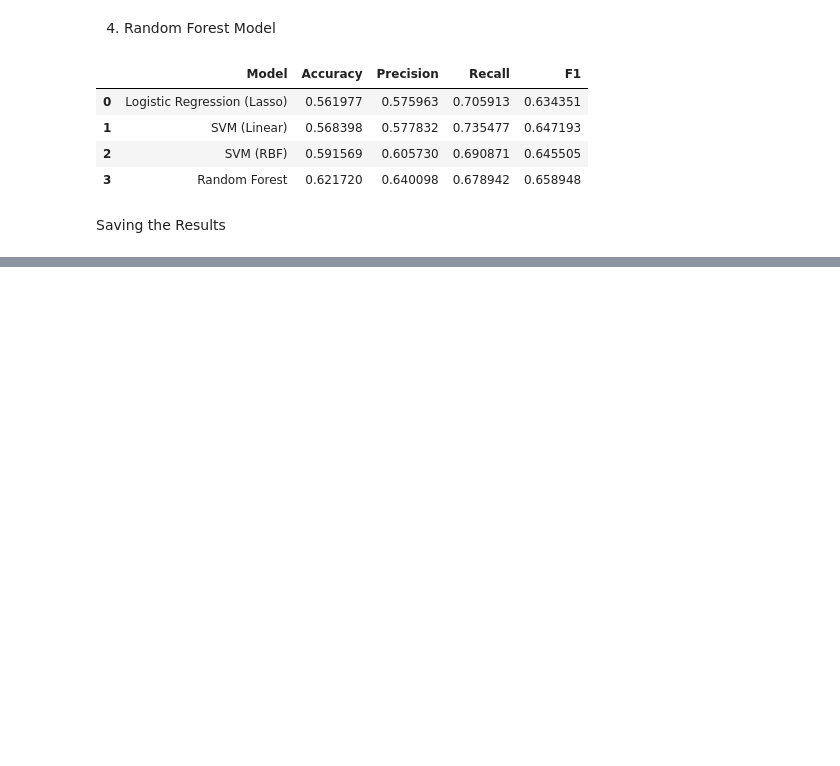
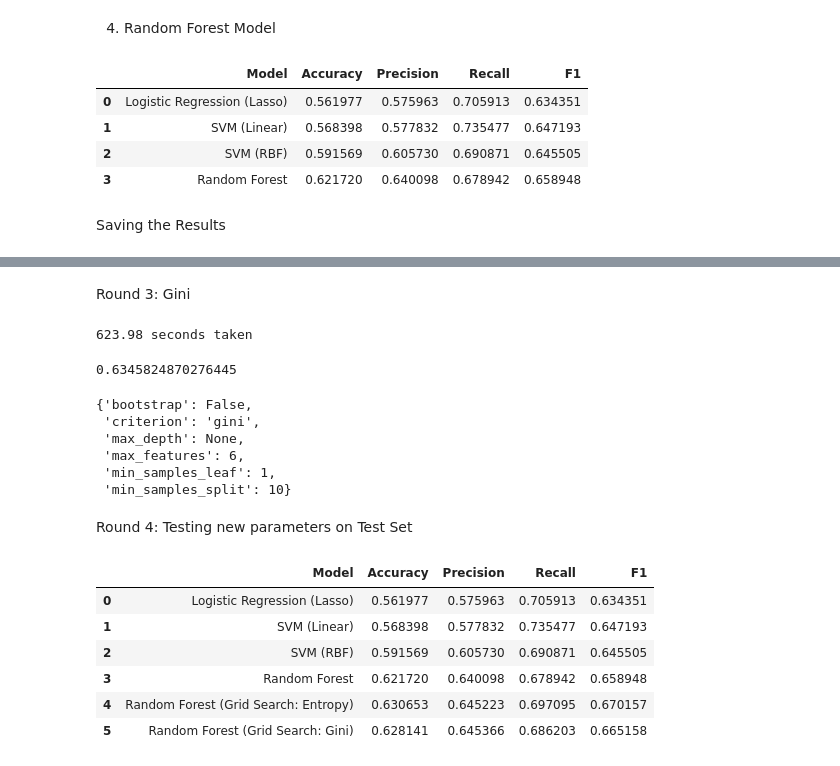
Before and after one commit to Devansh-Gupta-Official/likelihood-e-signing-loan, a Jupyter notebook: likelihood.ipynb, the cells around one changed output, grey strips where cells are left out. Saved outputs shown, nothing was run; the diff lists cells and outputs as text; code cells hidden in the pictures; blank space fills up the shorter version.

Commit message:
applying grid search

```diff
--- a/likelihood.ipynb
+++ b/likelihood.ipynb
@@ -287,0 +307,5 @@ results.to_csv('model_results.csv', index=False)
+# %%
+t0=time.time()
+grid_search = grid_search.fit(X_train,y_train)
+t1=time.time()
+print('%0.2f deconds taken'%(t1-t0))
@@ -287,0 +331,10 @@ results.to_csv('model_results.csv', index=False)
+# %%
+y_pred = grid_search.predict(X_test)
+from sklearn.metrics import confusion_matrix, accuracy_score, f1_score, precision_score, recall_score
+acc=accuracy_score(y_test,y_pred)
+prec=precision_score(y_test,y_pred)
+rec=recall_score(y_test,y_pred)
+f1=f1_score(y_test,y_pred)
+model_results = pd.DataFrame([['Random Forest (Grid Search: Entropy)',acc,prec,rec,f1]],columns=['Model','Accuracy','Precision','Recall','F1'])
+results = results.append(model_results, ignore_index=True)
+results
@@ -287,0 +348,49 @@ results.to_csv('model_results.csv', index=False)
+# %% [markdown]
+Round 3: Gini
+# %%
+from sklearn.model_selection import GridSearchCV
+parameters = {'max_depth':[3,None],'max_features':[1,6,12],'min_samples_split':[2,5,10],'min_samples_leaf':[1,6,12],"bootstrap":[True, False],'criterion':['gini']}
+
+grid_search = GridSearchCV(estimator=classifier, param_grid = parameters,scoring='accuracy',cv=10,n_jobs=-1)   #n_jobs takes a toll on your computer if changed to -1
+# %%
+t0=time.time()
+grid_search = grid_search.fit(X_train,y_train)
+t1=time.time()
+print('%0.2f seconds taken'%(t1-t0))
+# %% [output]
+623.98 seconds taken
+# %%
+rf_best_accuracy = grid_search.best_score_
+rf_best_accuracy
+# %% [output]
+0.6345824870276445
+# %%
+rf_best_parameters = grid_search.best_params_
+rf_best_parameters
+# %% [output]
+{'bootstrap': False,
+ 'criterion': 'gini',
+ 'max_depth': None,
+ 'max_features': 6,
+ 'min_samples_leaf': 1,
+ 'min_samples_split': 10}
+# %% [markdown]
+Round 4: Testing new parameters on Test Set
+# %%
+y_pred = grid_search.predict(X_test)
+from sklearn.metrics import confusion_matrix, accuracy_score, f1_score, precision_score, recall_score
+acc=accuracy_score(y_test,y_pred)
+prec=precision_score(y_test,y_pred)
+rec=recall_score(y_test,y_pred)
+f1=f1_score(y_test,y_pred)
+model_results = pd.DataFrame([['Random Forest (Grid Search: Gini)',acc,prec,rec,f1]],columns=['Model','Accuracy','Precision','Recall','F1'])
+results = results.append(model_results, ignore_index=True)
+results
+# %% [output]
+|  | Model | Accuracy | Precision | Recall | F1 |
+| 0 | Logistic Regression (Lasso) | 0.561977 | 0.575963 | 0.705913 | 0.634351 |
+| 1 | SVM (Linear) | 0.568398 | 0.577832 | 0.735477 | 0.647193 |
+| 2 | SVM (RBF) | 0.591569 | 0.605730 | 0.690871 | 0.645505 |
+| 3 | Random Forest | 0.621720 | 0.640098 | 0.678942 | 0.658948 |
+| 4 | Random Forest (Grid Search: Entropy) | 0.630653 | 0.645223 | 0.697095 | 0.670157 |
+| 5 | Random Forest (Grid Search: Gini) | 0.628141 | 0.645366 | 0.686203 | 0.665158 |
```
Also changed, not shown: parts of 12 cells of this notebook.
